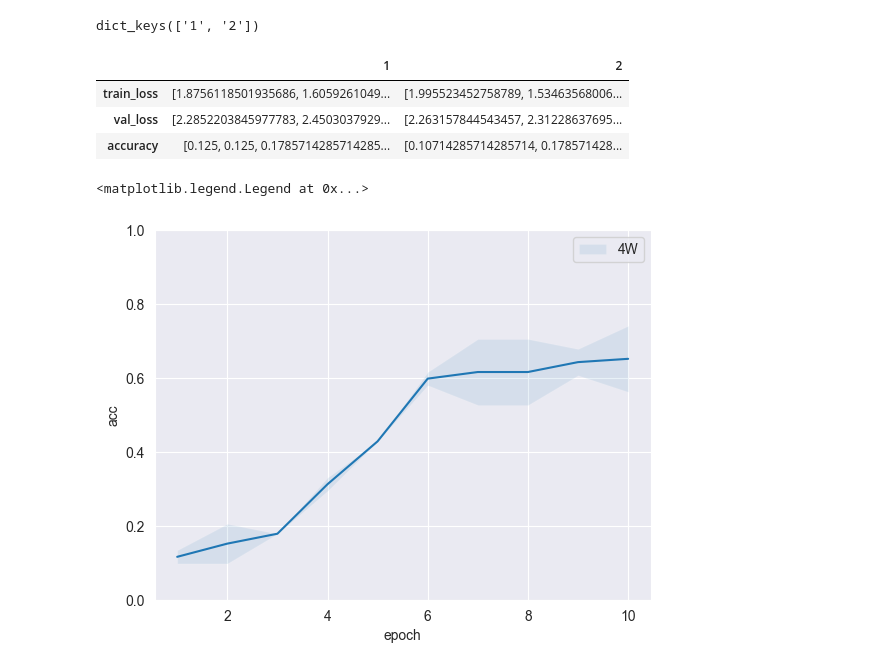
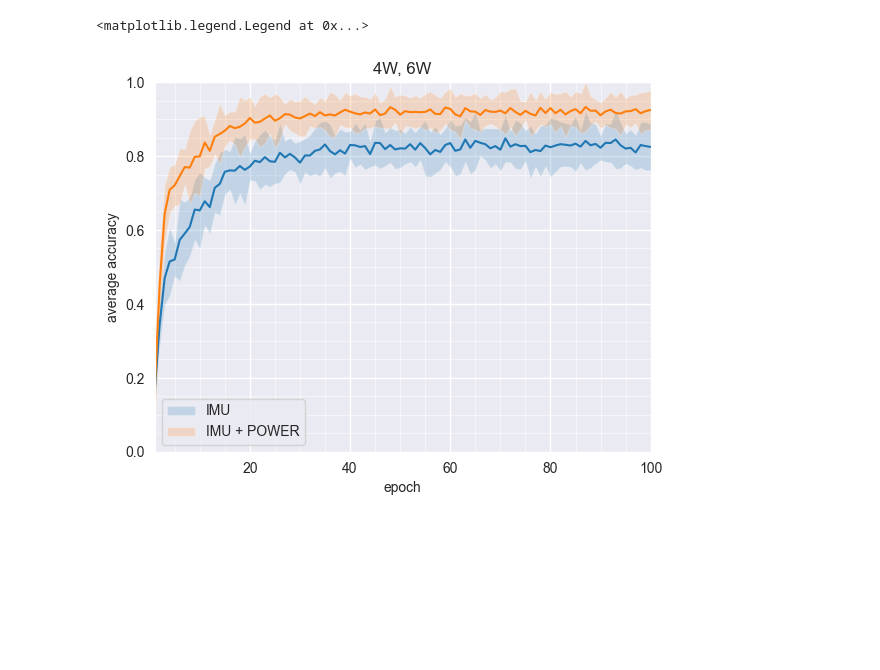
Before and after one commit to lukasz-kedzierski/surface-classification, a Jupyter notebook: src/cv_results.ipynb, the cells around one changed output. Saved outputs shown, nothing was run; the diff lists cells and outputs as text; code cells hidden in the pictures; blank space fills up the shorter version.

```diff
--- a/src/cv_results.ipynb
+++ b/src/cv_results.ipynb
@@ -6,20 +6,11 @@ import pandas as pd
 
 from pathlib import Path
 # %%
-HISTORY_DIR = Path('../results/')
-filename = '4W_imu_servo_2024-05-02-17-48-56.json'
+HISTORY_DIR = Path('../results/cv/')
+filenames = ('4W_6W_imu_2024-05-04-14-48-07', 'cv_4W_6W_imu_servo_2024-05-08-10-59-07')
+labels = ('IMU', 'IMU + POWER')
 # %%
-with open(HISTORY_DIR / filename) as fp:
-    results = json.load(fp)
+results = {}
+for filename in filenames:
+    with open(HISTORY_DIR / (filename + '.json')) as fp:
+        results[filename] = json.load(fp)
-# %%
-results.keys()
-# %% [output]
-dict_keys(['1', '2'])
-# %%
-df = pd.DataFrame(results)
-df
-# %% [output]
-|  | 1 | 2 |
-| train_loss | [1.8756118501935686, 1.6059261049... | [1.995523452758789, 1.53463568006... |
-| val_loss | [2.2852203845977783, 2.4503037929... | [2.263157844543457, 2.31228637695... |
-| accuracy | [0.125, 0.125, 0.1785714285714285... | [0.10714285714285714, 0.178571428... |
@@ -32,11 +17,23 @@ ci = 2 * std_dev_acc
 # %%
 fig, ax = plt.subplots()
-ax.plot(x, average_acc)
-ax.fill_between(x, (average_acc - ci), (average_acc + ci), alpha=.1, label='4W')
+for result, label in zip(results.values(), labels):
+    df = pd.DataFrame(result)
+    res_array = np.array(df.loc['accuracy'].values.tolist()).T
+    x = np.arange(1, res_array.shape[0] + 1)
+    average_acc = res_array.mean(axis=1)
+    std_dev_acc = res_array.std(axis=1)
+    ci = 2 * std_dev_acc
+    ax.plot(x, average_acc)
+    ax.fill_between(x, (average_acc - ci), (average_acc + ci), alpha=.2, label=label)
+ax.set_xlim(1, 100)
 ax.set_ylim(0, 1)
 ax.set_xlabel('epoch')
-ax.set_ylabel('acc')
+ax.set_ylabel('average accuracy')
+ax.set_title('4W, 6W')
+plt.grid(which='major', axis='both', linewidth=1)
+plt.grid(which='minor', axis='both', linewidth=0.4)
+plt.minorticks_on()
 plt.legend()
 # %% [output]
 <matplotlib.legend.Legend at 0x...>
-[figure, old version]
+[figure, new version]
```
Also changed, not shown: parts of 1 cell of this notebook, 9 other files.
